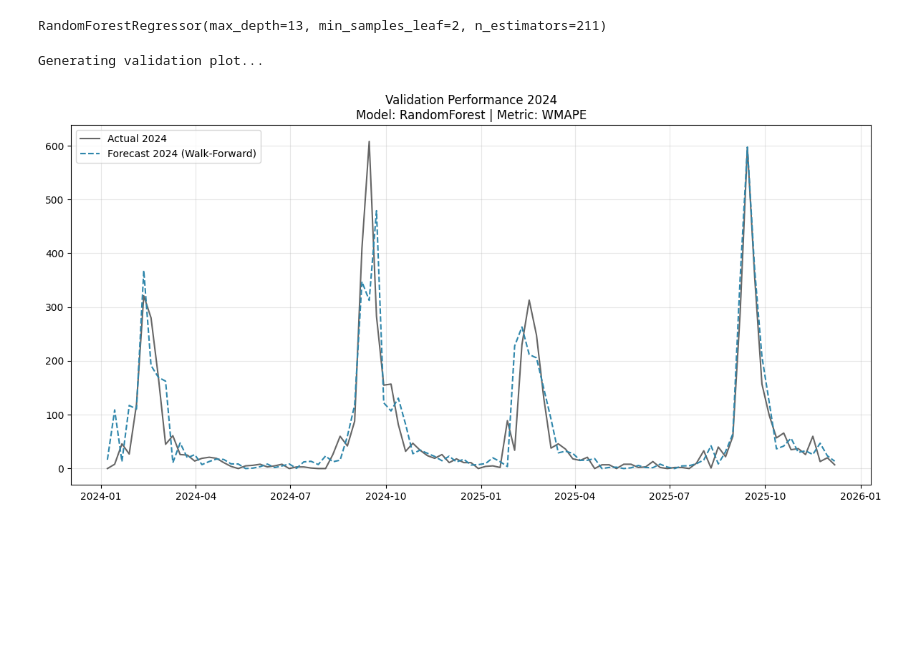
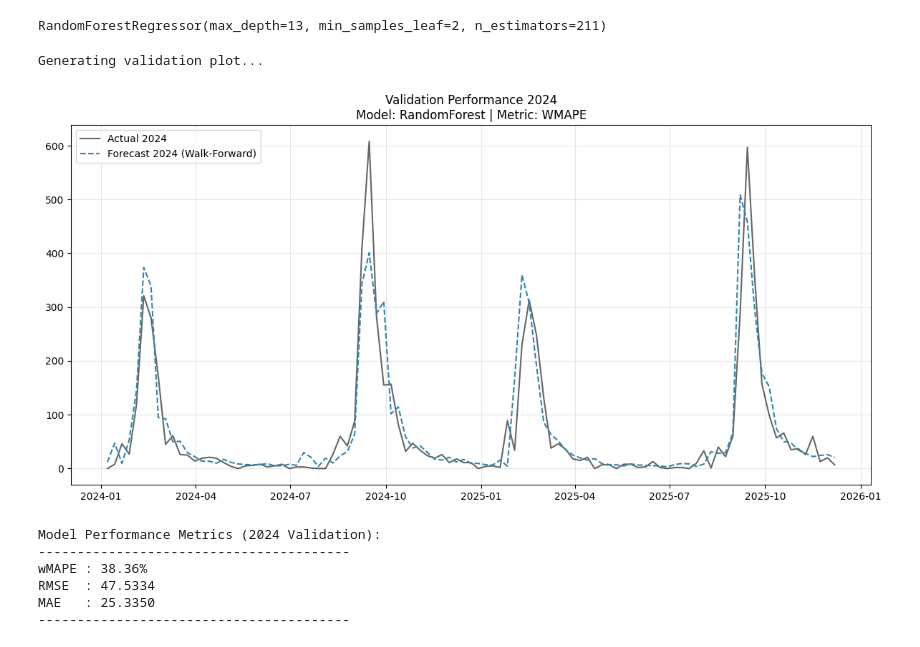
Before and after one commit to franciscopana/M.IA_Time-Series-Forecasting, a Jupyter notebook: forecasting_student_mobility.ipynb, the cells around one changed output. Saved outputs shown, nothing was run; the diff lists cells and outputs as text; code cells hidden in the pictures; blank space fills up the shorter version.

Commit message:
remove differencing

```diff
--- a/forecasting_student_mobility.ipynb
+++ b/forecasting_student_mobility.ipynb
@@ -142,3 +136,5 @@ weekly_df = weekly_df.dropna().reset_index(drop=True)
+# %%
+weekly_df = weekly_df.reset_index(drop=True)
 # %%
 def create_features(df_input):
     df = df_input.copy()
@@ -193,7 +190,8 @@ Standard feature selection methods can accidentally "see" the future if we aren'
 # %%
 train_fs_mask = df_features['week_ending'] < SPLIT_DATE
 X_fs = df_features.loc[train_fs_mask, candidate_features]
-y_fs = df_features.loc[train_fs_mask, 'weekly_change']
+
+y_fs = df_features.loc[train_fs_mask, 'registrations']
 
 print(f"\n Feature Selection ")
 print(f"Training on range: {df_features.loc[train_fs_mask, 'week_ending'].min().date()} "
@@ -255,8 +253,6 @@ We compare Random Forest, XGBoost, LightGBM, and ElasticNet.
 We use **Bayesian Optimization** (Optuna) and a **Walk-Forward Validation** loop. This loop trains on history, predicts one week ahead, adds the actual data to the history, and repeats. This mimics exactly how the model will be used in production.
 # %%
 def wmape(y_true, y_pred):
-    # Weighted Mean Absolute Percentage Error
-    # Handles weeks with 0 registrations better than MAPE
     return np.sum(np.abs(y_true - y_pred)) / np.sum(np.abs(y_true))
 
 def walk_forward_cv(model, df, features, val_year):
@@ -268,34 +264,23 @@ def walk_forward_cv(model, df, features, val_year):
     predictions = []
     actuals = []
 
-    # Iterate through validation weeks
     for idx in val_indices:
-        # Train on all data available UP TO this week
-        train_slice = df.loc[:idx-1] # Training data
-        test_slice = df.loc[[idx]]   # The single week we want to predict
+        train_slice = df.loc[:idx-1]
+        test_slice = df.loc[[idx]]
 
         X_train = train_slice[features]
-        y_train = train_slice['weekly_change']
+        y_train = train_slice['registrations']
 
         X_test = test_slice[features]
 
-        # Fit & Predict Change
         model.fit(X_train, y_train)
-        pred_change = model.predict(X_test)[0]
 
-        # RECONSTRUCTION (Invert the differencing)
-        # Pred_Abs = Actual_Last_Week + Pred_Change
-        prev_actual = df.loc[idx-1, 'registrations']
-        pred_abs = prev_actual + pred_change
+        pred_abs = max(0, model.predict(X_test)[0])
 
-        pred_abs = max(0, pred_abs)
-
-        # Store for metric calculation
         actual_abs = df.loc[idx, 'registrations']
         predictions.append(pred_abs)
         actuals.append(actual_abs)
 
-    # Calculate Metric on RECONSTRUCTED values (Absolute Student Counts)
     return wmape(np.array(actuals), np.array(predictions))
 # %%
 def objective(trial):
@@ -394,10 +379,10 @@ Best Model: {'classifier': 'RandomForest', 'n_estimators': 211, 'max_depth': 13,
 # %% [markdown]
 ## 3. Results & Visualization
 # %%
-# Train final model on ALL data up to end of 2024
 final_train_mask = df_features['week_ending'] < '2025-01-01'
 X_final = df_features.loc[final_train_mask, selected_features]
-y_final = df_features.loc[final_train_mask, 'weekly_change']
+
+y_final = df_features.loc[final_train_mask, 'registrations']
 
 best_params = study.best_params.copy()
 algo = best_params.pop('classifier')
@@ -419,36 +404,57 @@ train_df_plot = df_features[df_features['week_ending'].dt.year < 2024].copy()
 df_plot_full = df_features.reset_index(drop=True)
 start_idx = df_plot_full[df_plot_full['week_ending'].dt.year == 2024].index[0]
 end_idx = df_plot_full.index[-1]
 
 plot_preds = []
 plot_dates = []
 plot_actuals = []
 
 for i in range(start_idx, end_idx + 1):
     # Train slice
     curr_train = df_plot_full.loc[:i-1]
     curr_test = df_plot_full.loc[[i]]
 
-    model.fit(curr_train[selected_features], curr_train['weekly_change'])
-    pred_change = model.predict(curr_test[selected_features])[0]
+    model.fit(curr_train[selected_features], curr_train['registrations'])
+    pred_raw = model.predict(curr_test[selected_features])[0]
 
-    # Reconstruct
-    prev_val = df_plot_full.loc[i-1, 'registrations']
-    pred_abs = max(0, prev_val + pred_change)
+    pred_abs = max(0, pred_raw)
 
     plot_preds.append(pred_abs)
     plot_actuals.append(df_plot_full.loc[i, 'registrations'])
     plot_dates.append(df_plot_full.loc[i, 'week_ending'])
 
 plt.figure(figsize=(12, 6))
 plt.plot(plot_dates, plot_actuals, label='Actual 2024', color='black', alpha=0.6)
 plt.plot(plot_dates, plot_preds, label='Forecast 2024 (Walk-Forward)', color='#2E86AB', linestyle='--')
 plt.title(f'Validation Performance 2024\nModel: {algo} | Metric: WMAPE')
 plt.legend()
 plt.grid(True, alpha=0.3)
 plt.tight_layout()
 plt.savefig(FIGURES_DIR / 'validation_2024_corrected.png')
 plt.show()
 # %% [output]
 Generating validation plot...
-[figure, old version]
+[figure, new version]
+# %%
+from sklearn.metrics import mean_squared_error, mean_absolute_error
+
+y_true = np.array(plot_actuals)
+y_pred = np.array(plot_preds)
+
+wmape_score = wmape(y_true, y_pred)
+rmse = np.sqrt(mean_squared_error(y_true, y_pred))
+mae = mean_absolute_error(y_true, y_pred)
+
+print(f"\nModel Performance Metrics (2024 Validation):")
+print(f"{'-'*40}")
+print(f"wMAPE : {wmape_score:.2%}")
+print(f"RMSE  : {rmse:.4f}")
+print(f"MAE   : {mae:.4f}")
+print(f"{'-'*40}")
+# %% [output]
+Model Performance Metrics (2024 Validation):
+----------------------------------------
+wMAPE : 38.36%
+RMSE  : 47.5334
+MAE   : 25.3350
+----------------------------------------
```
Also changed, not shown: parts of 4 cells of this notebook.
